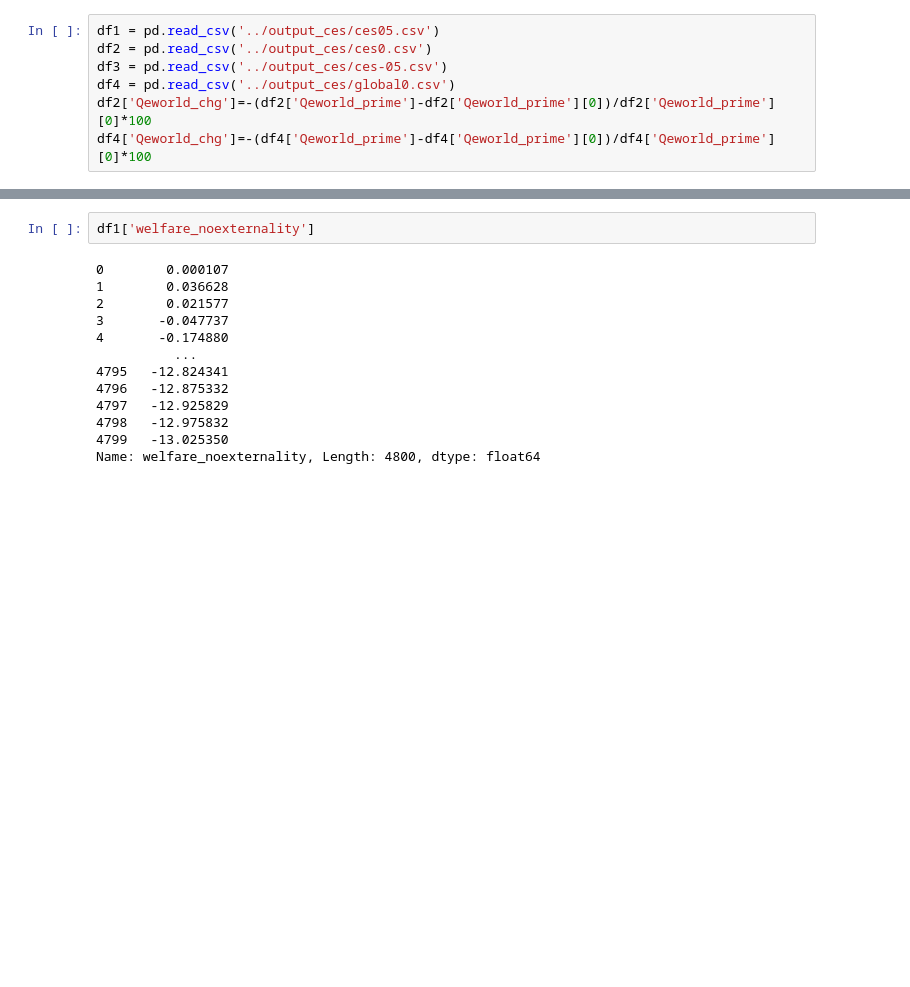
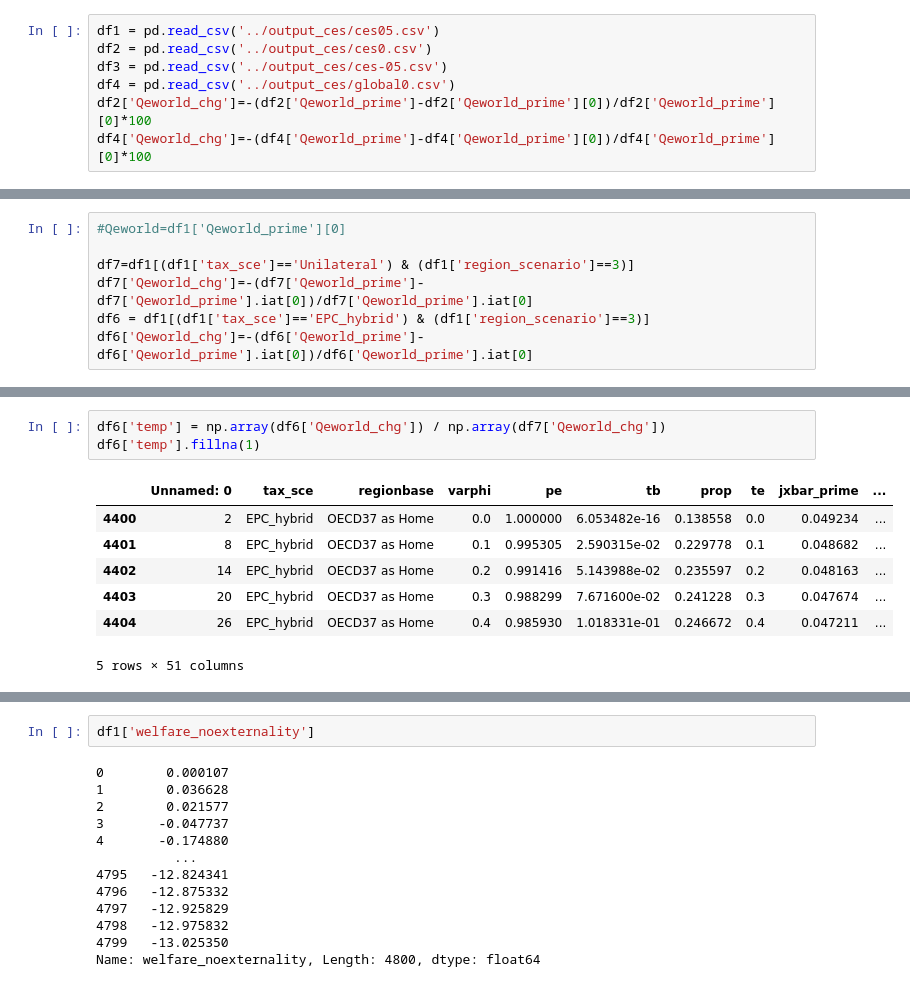
Before and after one commit to VoliCrank/Optimal-Unilateral-Carbon-Policy, a Jupyter notebook: Data/codes/plots_ces.ipynb, the cells around one changed output, grey strips where cells are left out. Cells and saved outputs as stored; diff of their text form; blank space fills up the shorter version.

```diff
--- a/Data/codes/plots_ces.ipynb
+++ b/Data/codes/plots_ces.ipynb
@@ -601,0 +207,7 @@ See the caveats in the documentation: https://pandas.pydata.org/pandas-docs/stab
+# %%
+#Qeworld=df1['Qeworld_prime'][0]
+
+df7=df1[(df1['tax_sce']=='Unilateral') & (df1['region_scenario']==3)]
+df7['Qeworld_chg']=-(df7['Qeworld_prime']-df7['Qeworld_prime'].iat[0])/df7['Qeworld_prime'].iat[0]
+df6 = df1[(df1['tax_sce']=='EPC_hybrid') & (df1['region_scenario']==3)]
+df6['Qeworld_chg']=-(df6['Qeworld_prime']-df6['Qeworld_prime'].iat[0])/df6['Qeworld_prime'].iat[0]
@@ -601,0 +229,11 @@ See the caveats in the documentation: https://pandas.pydata.org/pandas-docs/stab
+# %%
+df6['temp'] = np.array(df6['Qeworld_chg']) / np.array(df7['Qeworld_chg'])
+df6['temp'].fillna(1)
+# %% [output]
+|  | Unnamed: 0 | tax_sce | regionbase | varphi | pe | tb | prop | te | jxbar_prime | ... |
+| 4400 | 2 | EPC_hybrid | OECD37 as Home | 0.0 | 1.000000 | 6.053482e-16 | 0.138558 | 0.0 | 0.049234 | ... |
+| 4401 | 8 | EPC_hybrid | OECD37 as Home | 0.1 | 0.995305 | 2.590315e-02 | 0.229778 | 0.1 | 0.048682 | ... |
+| 4402 | 14 | EPC_hybrid | OECD37 as Home | 0.2 | 0.991416 | 5.143988e-02 | 0.235597 | 0.2 | 0.048163 | ... |
+| 4403 | 20 | EPC_hybrid | OECD37 as Home | 0.3 | 0.988299 | 7.671600e-02 | 0.241228 | 0.3 | 0.047674 | ... |
+| 4404 | 26 | EPC_hybrid | OECD37 as Home | 0.4 | 0.985930 | 1.018331e-01 | 0.246672 | 0.4 | 0.047211 | ... |
+5 rows × 51 columns
```
Also changed, not shown: parts of 20 cells of this notebook, 5 other files.
